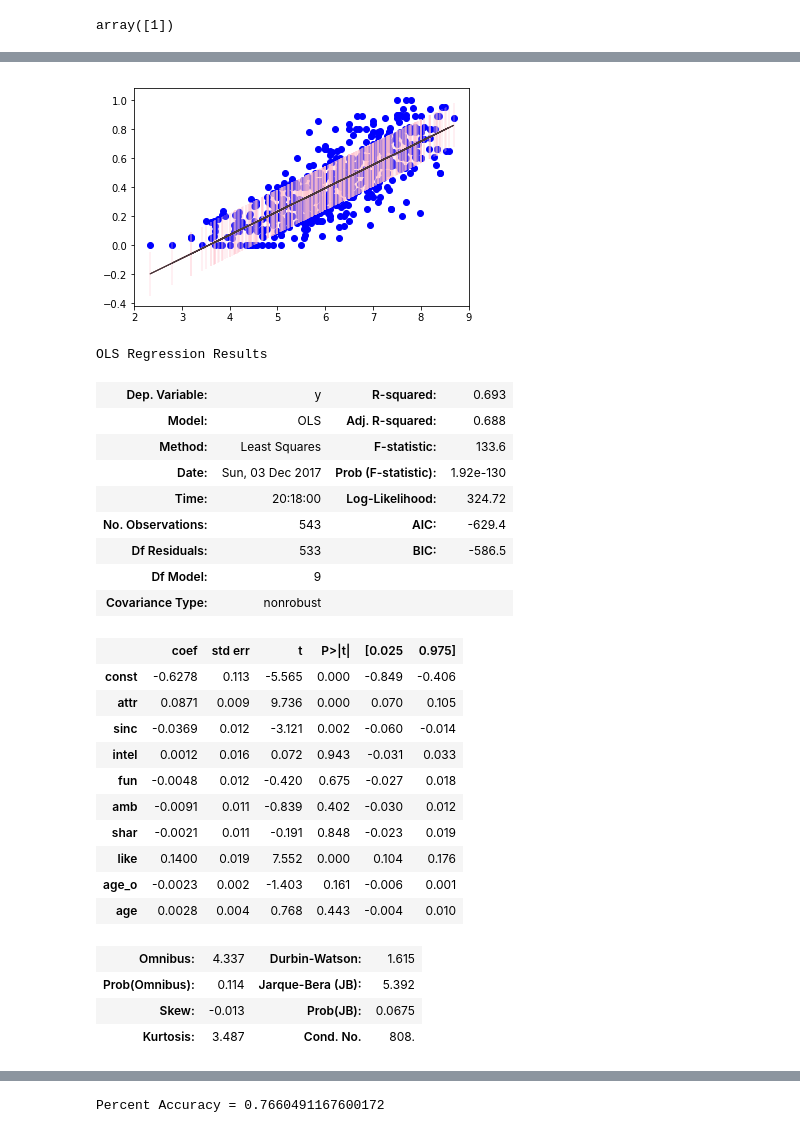
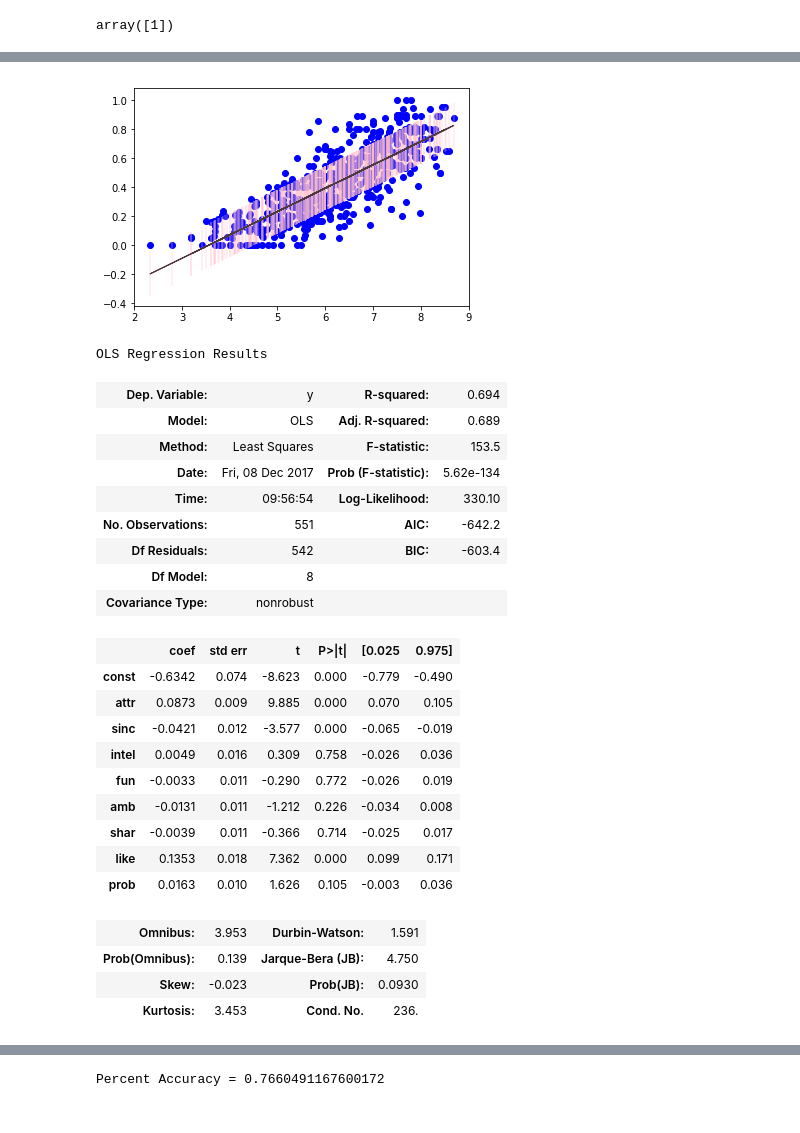
Before and after one commit to VincentG123/ThinkfulBootcamp, a Jupyter notebook: Speed_Dating_Capstone.ipynb, the cells around one changed output, grey strips where cells are left out. Saved outputs shown, nothing was run; the diff lists cells and outputs as text; code cells hidden in the pictures.

```diff
--- a/Speed_Dating_Capstone.ipynb
+++ b/Speed_Dating_Capstone.ipynb
@@ -530,5 +655,8 @@ plt.show()
 # %%
 import statsmodels.api as sm
+
+speed_dating2 = speed_dating_download.copy()
+score_averages = speed_dating2.groupby(['pid'])['attr', 'sinc', 'intel', 'fun', 'amb', 'shar', 'like', 'dec','prob'].mean().dropna()
 
 x = score_averages.attr.reshape(-1, 1)
 y = score_averages.dec.reshape(-1, 1)
@@ -568,41 +696,43 @@ plt.plot(x, ols.predict(ols_result.params), color='black', linewidth=1)
 plt.errorbar(x, ols.predict(ols_result.params), yerr= .152, color='pink', alpha=0.3)
 plt.show()
 # %% [output]
-[figure, old version]
+[figure, new version]
 # %%
+speed_dating2 = speed_dating_download.copy()
+score_averages = speed_dating2.groupby(['pid'])['attr', 'sinc', 'intel', 'fun', 'amb', 'shar', 'like', 'dec','prob'].mean().dropna()
+
 y = score_averages.dec.values.reshape(-1, 1)
-x = score_averages[['attr', 'sinc', 'intel', 'fun', 'amb', 'shar', 'like','age_o','age']]
+x = score_averages[['attr', 'sinc', 'intel', 'fun', 'amb', 'shar', 'like','prob']]
 
 x_constant = sm.add_constant(x)
 
 ols = sm.OLS(y, x_constant)
 ols_result = ols.fit()
 
 ols_result.summary()
 # %% [output]
 OLS Regression Results
-| Dep. Variable: | y | R-squared: | 0.693 |
-| Model: | OLS | Adj. R-squared: | 0.688 |
-| Method: | Least Squares | F-statistic: | 133.6 |
-| Date: | Sun, 03 Dec 2017 | Prob (F-statistic): | 1.92e-130 |
-| Time: | 20:18:00 | Log-Likelihood: | 324.72 |
-| No. Observations: | 543 | AIC: | -629.4 |
-| Df Residuals: | 533 | BIC: | -586.5 |
-| Df Model: | 9 |  |  |
+| Dep. Variable: | y | R-squared: | 0.694 |
+| Model: | OLS | Adj. R-squared: | 0.689 |
+| Method: | Least Squares | F-statistic: | 153.5 |
+| Date: | Fri, 08 Dec 2017 | Prob (F-statistic): | 5.62e-134 |
+| Time: | 09:56:54 | Log-Likelihood: | 330.10 |
+| No. Observations: | 551 | AIC: | -642.2 |
+| Df Residuals: | 542 | BIC: | -603.4 |
+| Df Model: | 8 |  |  |
 | Covariance Type: | nonrobust |  |  |
 |  | coef | std err | t | P>|t| | [0.025 | 0.975] |
-| const | -0.6278 | 0.113 | -5.565 | 0.000 | -0.849 | -0.406 |
-| attr | 0.0871 | 0.009 | 9.736 | 0.000 | 0.070 | 0.105 |
-| sinc | -0.0369 | 0.012 | -3.121 | 0.002 | -0.060 | -0.014 |
-| intel | 0.0012 | 0.016 | 0.072 | 0.943 | -0.031 | 0.033 |
-| fun | -0.0048 | 0.012 | -0.420 | 0.675 | -0.027 | 0.018 |
-| amb | -0.0091 | 0.011 | -0.839 | 0.402 | -0.030 | 0.012 |
-| shar | -0.0021 | 0.011 | -0.191 | 0.848 | -0.023 | 0.019 |
-| like | 0.1400 | 0.019 | 7.552 | 0.000 | 0.104 | 0.176 |
-| age_o | -0.0023 | 0.002 | -1.403 | 0.161 | -0.006 | 0.001 |
-| age | 0.0028 | 0.004 | 0.768 | 0.443 | -0.004 | 0.010 |
+| const | -0.6342 | 0.074 | -8.623 | 0.000 | -0.779 | -0.490 |
+| attr | 0.0873 | 0.009 | 9.885 | 0.000 | 0.070 | 0.105 |
+| sinc | -0.0421 | 0.012 | -3.577 | 0.000 | -0.065 | -0.019 |
+| intel | 0.0049 | 0.016 | 0.309 | 0.758 | -0.026 | 0.036 |
+| fun | -0.0033 | 0.011 | -0.290 | 0.772 | -0.026 | 0.019 |
+| amb | -0.0131 | 0.011 | -1.212 | 0.226 | -0.034 | 0.008 |
+| shar | -0.0039 | 0.011 | -0.366 | 0.714 | -0.025 | 0.017 |
+| like | 0.1353 | 0.018 | 7.362 | 0.000 | 0.099 | 0.171 |
+| prob | 0.0163 | 0.010 | 1.626 | 0.105 | -0.003 | 0.036 |
-| Omnibus: | 4.337 | Durbin-Watson: | 1.615 |
-| Prob(Omnibus): | 0.114 | Jarque-Bera (JB): | 5.392 |
-| Skew: | -0.013 | Prob(JB): | 0.0675 |
-| Kurtosis: | 3.487 | Cond. No. | 808. |
+| Omnibus: | 3.953 | Durbin-Watson: | 1.591 |
+| Prob(Omnibus): | 0.139 | Jarque-Bera (JB): | 4.750 |
+| Skew: | -0.023 | Prob(JB): | 0.0930 |
+| Kurtosis: | 3.453 | Cond. No. | 236. |
 # %%
```
Also changed, not shown: parts of 82 cells of this notebook.
